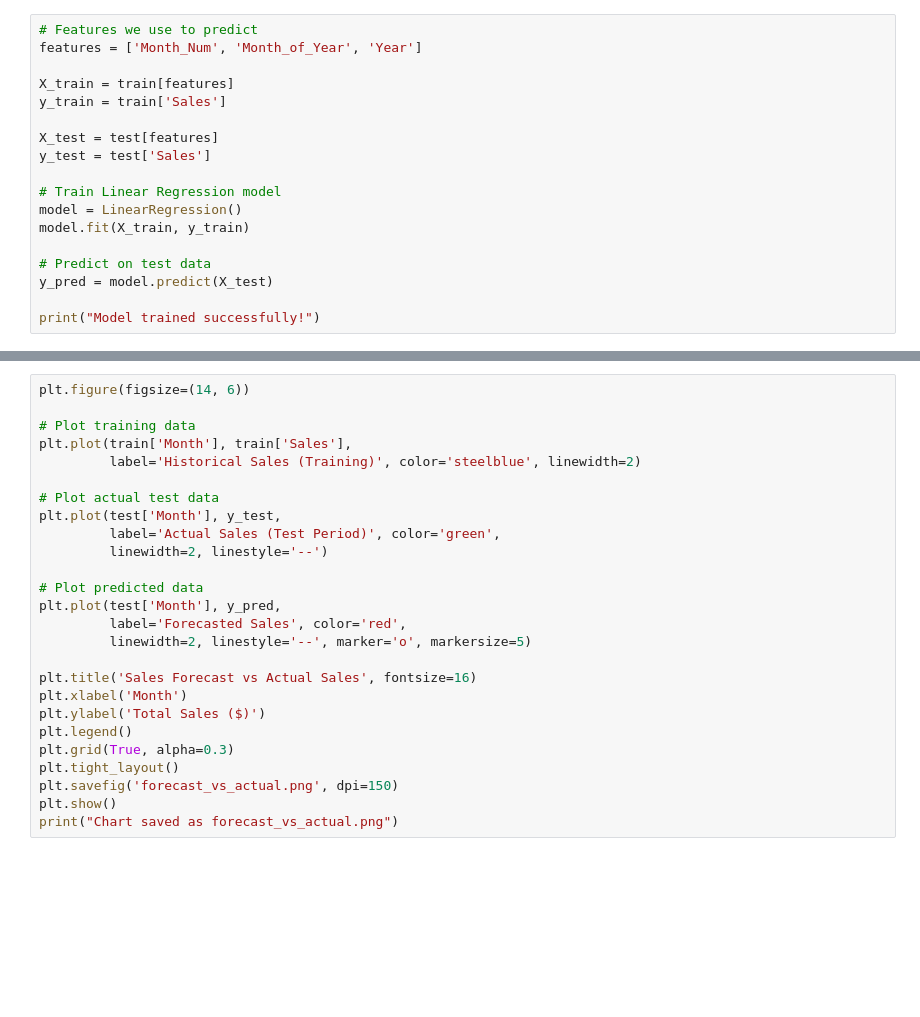
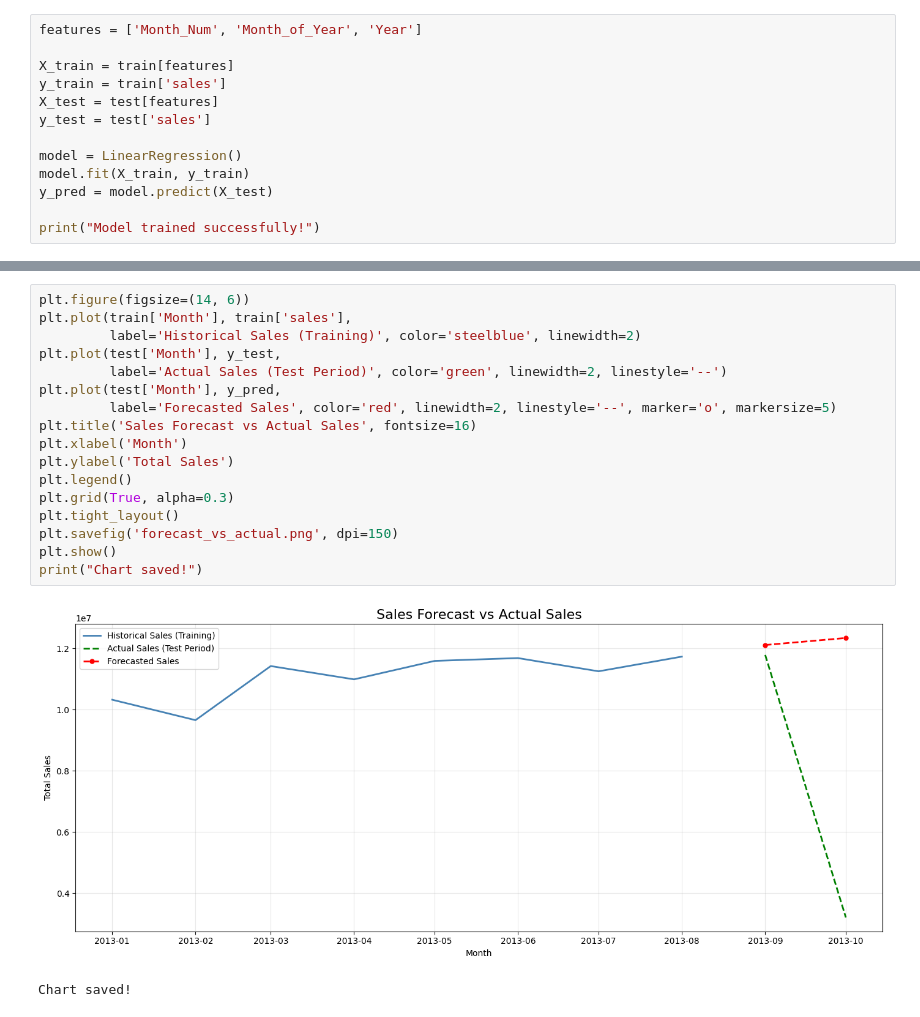
Before and after one commit to Sindhu-MRIT/FUTURE_ML_01, a Jupyter notebook: sales_forecast.ipynb, the cells around one changed output, grey strips where cells are left out. Cells and saved outputs as stored; diff of their text form; blank space fills up the shorter version.

```diff
--- a/sales_forecast.ipynb
+++ b/sales_forecast.ipynb
@@ -68,18 +102,13 @@ print(f"Testing months: {len(test)}")
 # %%
-# Features we use to predict
 features = ['Month_Num', 'Month_of_Year', 'Year']
 
 X_train = train[features]
-y_train = train['Sales']
+y_train = train['sales']
+X_test = test[features]
+y_test = test['sales']
 
-X_test = test[features]
-y_test = test['Sales']
-
-# Train Linear Regression model
 model = LinearRegression()
 model.fit(X_train, y_train)
-
-# Predict on test data
 y_pred = model.predict(X_test)
 
 print("Model trained successfully!")
@@ -97,27 +137,21 @@ print(f"\nThis means our forecast is off by ~${mae:,.0f} on average per month.")
 # %%
 plt.figure(figsize=(14, 6))
-
-# Plot training data
-plt.plot(train['Month'], train['Sales'],
+plt.plot(train['Month'], train['sales'],
          label='Historical Sales (Training)', color='steelblue', linewidth=2)
-
-# Plot actual test data
 plt.plot(test['Month'], y_test,
-         label='Actual Sales (Test Period)', color='green',
-         linewidth=2, linestyle='--')
-
-# Plot predicted data
+         label='Actual Sales (Test Period)', color='green', linewidth=2, linestyle='--')
 plt.plot(test['Month'], y_pred,
-         label='Forecasted Sales', color='red',
-         linewidth=2, linestyle='--', marker='o', markersize=5)
-
+         label='Forecasted Sales', color='red', linewidth=2, linestyle='--', marker='o', markersize=5)
 plt.title('Sales Forecast vs Actual Sales', fontsize=16)
 plt.xlabel('Month')
-plt.ylabel('Total Sales ($)')
+plt.ylabel('Total Sales')
 plt.legend()
 plt.grid(True, alpha=0.3)
 plt.tight_layout()
 plt.savefig('forecast_vs_actual.png', dpi=150)
 plt.show()
-print("Chart saved as forecast_vs_actual.png")
+print("Chart saved!")
+# %% [output]
+[figure, added]
+Chart saved!
 # %%
```
Also changed, not shown: parts of 12 cells of this notebook.
